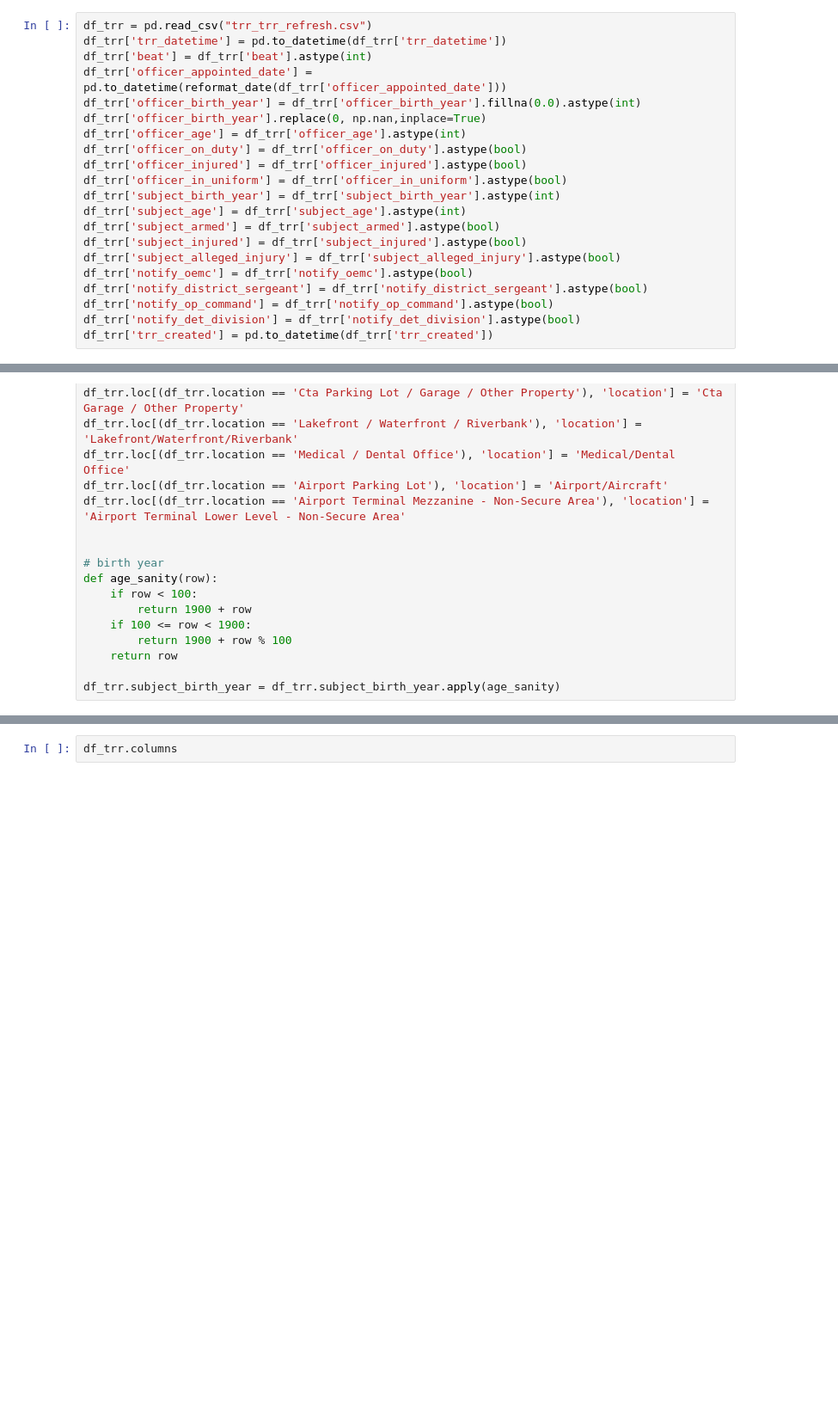
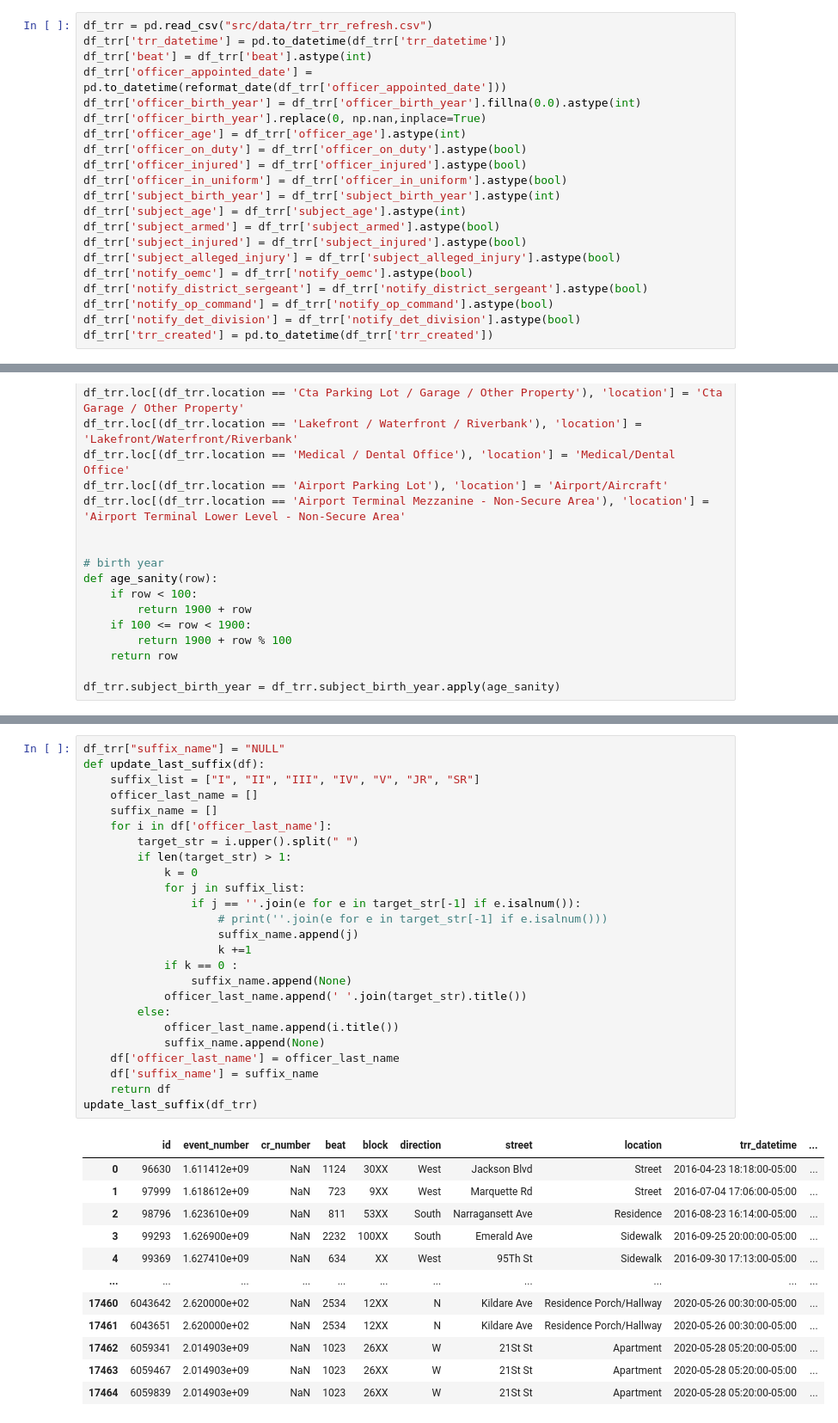
Before and after one commit to NU-DSS-The-Dapper-Squirrels/DSS-CPDP-The-Dapper-Squirrels, a Jupyter notebook: data_integration/Untitled.ipynb, the cells around one changed output, grey strips where cells are left out. Shown at 86% size. Drawn from its saved outputs; the diff is of its cells as text; blank space fills up the shorter version.

```diff
--- a/data_integration/Untitled.ipynb
+++ b/data_integration/Untitled.ipynb
@@ -43,7 +44,7 @@ def reformat_date(df):
                 appoint_date.append(day[0:5]+'12'+day[8:])
     return appoint_date
 # %%
-df_trr = pd.read_csv("trr_trr_refresh.csv")
+df_trr = pd.read_csv("src/data/trr_trr_refresh.csv")
 df_trr['trr_datetime'] = pd.to_datetime(df_trr['trr_datetime'])
 df_trr['beat'] = df_trr['beat'].astype(int)
 df_trr['officer_appointed_date'] = pd.to_datetime(reformat_date(df_trr['officer_appointed_date']))
@@ -175,5 +176,40 @@ sub_weapon_refresh = pd.read_csv("trr_subjectweapon_refresh.csv")
 sub_weapon_refresh.loc[(sub_weapon_refresh.weapon_type == 'CHEMICAL WEAPON') | (sub_weapon_refresh.weapon_type == 'TASER / STUN GUN'), 'weapon_type'] = 'OTHER (SPECIFY)'
 sub_weapon_refresh.loc[(sub_weapon_refresh.weapon_type == 'VEHICLE'), 'weapon_type'] = 'VEHICLE - ATTEMPTED TO STRIKE OFFICER WITH VEHICLE'
 # %%
-df_trr.columns
+df_trr["suffix_name"] = "NULL"
+def update_last_suffix(df):
+    suffix_list = ["I", "II", "III", "IV", "V", "JR", "SR"]
+    officer_last_name = []
+    suffix_name = []
+    for i in df['officer_last_name']:
+        target_str = i.upper().split(" ")
+        if len(target_str) > 1:
+            k = 0
+            for j in suffix_list:
+                if j == ''.join(e for e in target_str[-1] if e.isalnum()):
+                    # print(''.join(e for e in target_str[-1] if e.isalnum()))
+                    suffix_name.append(j)
+                    k +=1
+            if k == 0 :
+                suffix_name.append(None)
+            officer_last_name.append(' '.join(target_str).title())
+        else:
+            officer_last_name.append(i.title())
+            suffix_name.append(None)
+    df['officer_last_name'] = officer_last_name
+    df['suffix_name'] = suffix_name
+    return df
+update_last_suffix(df_trr)
 # %% [output]
+|  | id | event_number | cr_number | beat | block | direction | street | location | trr_datetime | ... |
+| 0 | 96630 | 1.611412e+09 | NaN | 1124 | 30XX | West | Jackson Blvd | Street | 2016-04-23 18:18:00-05:00 | ... |
+| 1 | 97999 | 1.618612e+09 | NaN | 723 | 9XX | West | Marquette Rd | Street | 2016-07-04 17:06:00-05:00 | ... |
+| 2 | 98796 | 1.623610e+09 | NaN | 811 | 53XX | South | Narragansett Ave | Residence | 2016-08-23 16:14:00-05:00 | ... |
+| 3 | 99293 | 1.626900e+09 | NaN | 2232 | 100XX | South | Emerald Ave | Sidewalk | 2016-09-25 20:00:00-05:00 | ... |
+| 4 | 99369 | 1.627410e+09 | NaN | 634 | XX | West | 95Th St | Sidewalk | 2016-09-30 17:13:00-05:00 | ... |
+| ... | ... | ... | ... | ... | ... | ... | ... | ... | ... | ... |
+| 17460 | 6043642 | 2.620000e+02 | NaN | 2534 | 12XX | N | Kildare Ave | Residence Porch/Hallway | 2020-05-26 00:30:00-05:00 | ... |
+| 17461 | 6043651 | 2.620000e+02 | NaN | 2534 | 12XX | N | Kildare Ave | Residence Porch/Hallway | 2020-05-26 00:30:00-05:00 | ... |
+| 17462 | 6059341 | 2.014903e+09 | NaN | 1023 | 26XX | W | 21St St | Apartment | 2020-05-28 05:20:00-05:00 | ... |
+| 17463 | 6059467 | 2.014903e+09 | NaN | 1023 | 26XX | W | 21St St | Apartment | 2020-05-28 05:20:00-05:00 | ... |
+| 17464 | 6059839 | 2.014903e+09 | NaN | 1023 | 26XX | W | 21St St | Apartment | 2020-05-28 05:20:00-05:00 | ... |
```
Also changed, not shown: parts of 13 cells of this notebook, 2 other files.
